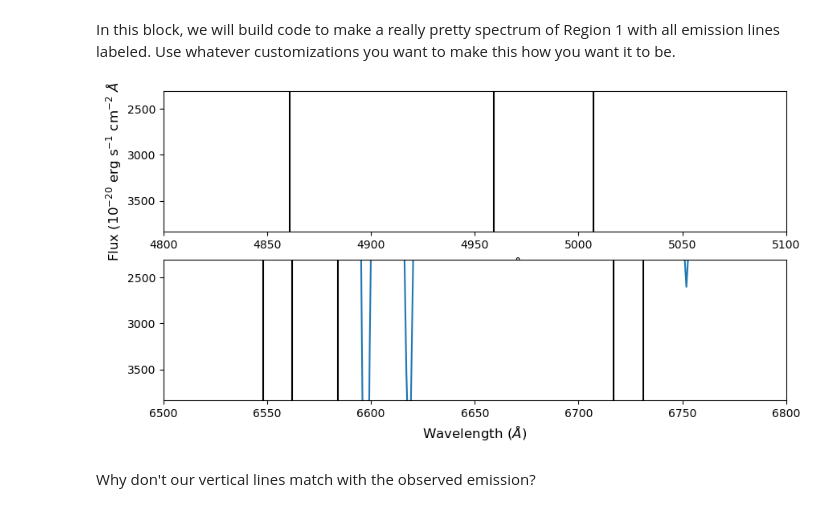
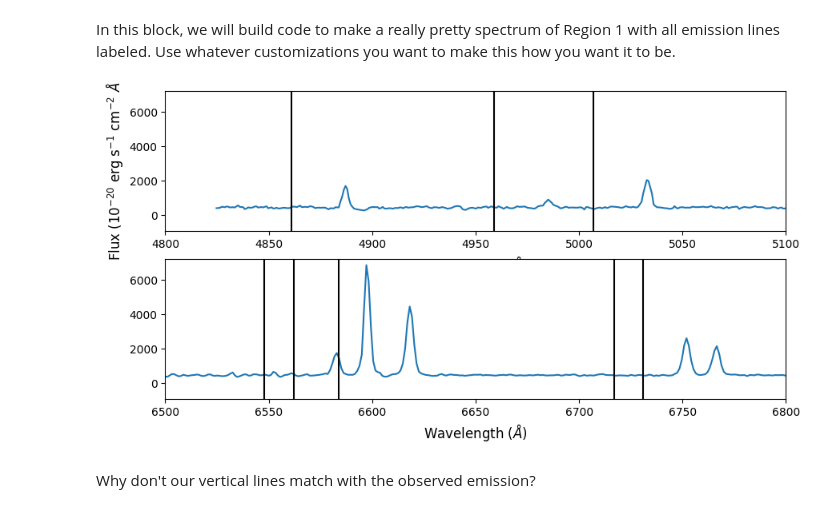
Before and after one commit to myasmedley/HII-Regions-in-NGC-253---Polaris-2026, a Jupyter notebook: PlottingEmissionLines.ipynb, the cells around one changed output. Cells and saved outputs as stored; diff of their text form; code cells hidden in the pictures.

```diff
--- a/PlottingEmissionLines.ipynb
+++ b/PlottingEmissionLines.ipynb
@@ -128,20 +127,19 @@ In this block, we will build code to make a really pretty spectrum of Region 1 w
 # %%
 fig,axs=plt.subplots(2,figsize=(10,5))
 for ax in axs:
     ax.plot(wave, flux[region1])
     for l,line in enumerate(em_lines):
         ax.axvline(em_lines[line],label=f'{line}',color='k')
         # ax.text()
     for s in sky_lines:
         ax.axvline(s,color='gray')
-    ax.set_ylim(y,)
     ax.set_xlabel('Wavelength ($\AA$)',fontsize=12)
 axs[0].set_xlim(4800,5100)
 axs[1].set_xlim(6500,6800)
 axs[0].set_ylabel('Flux ($10^{-20}$ erg s$^{-1}$ cm$^{-2}$ $\AA^{-1}$)',fontsize=12)
 plt.show()
 # %% [output]
-[figure, old version]
+[figure, new version]
 # %% [markdown]
 Why don't our vertical lines match with the observed emission?
 # %% [markdown]
```
Also changed, not shown: parts of 57 cells of this notebook.
